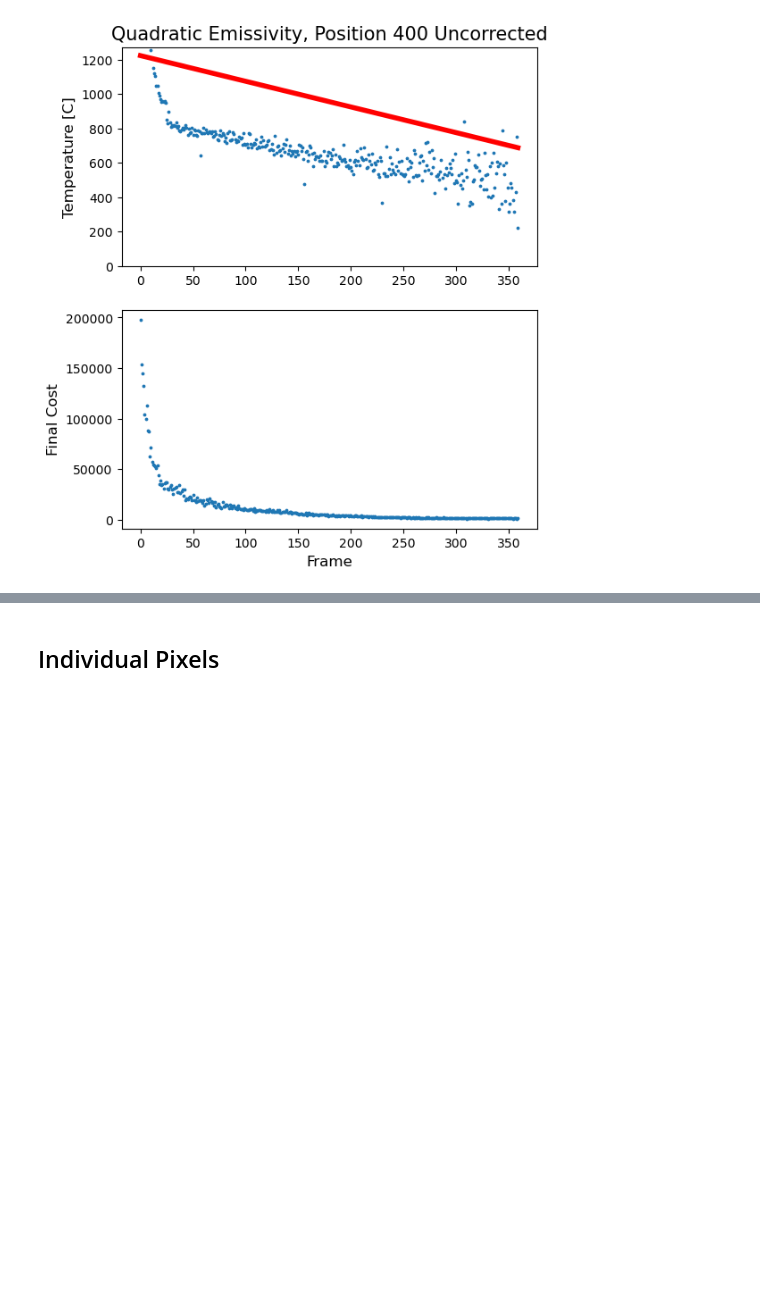
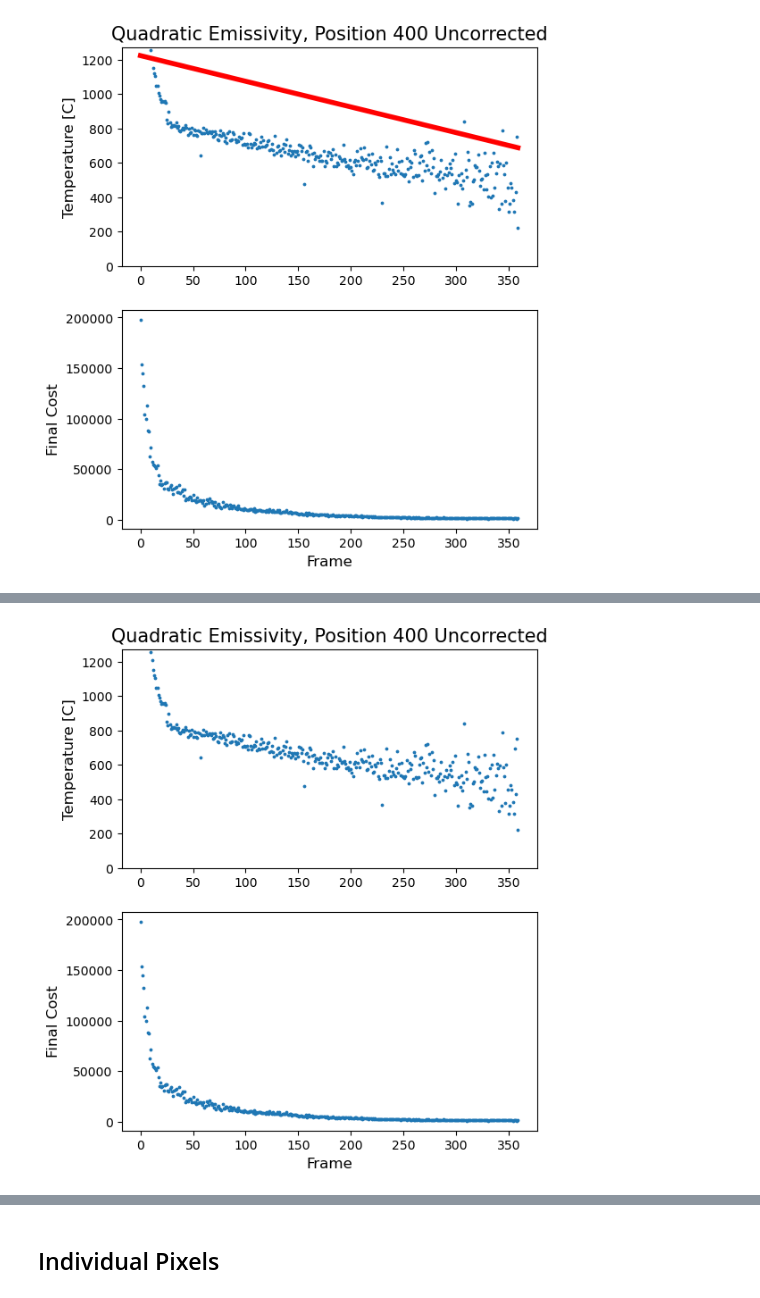
Before and after one commit to NamanJParikh/reu2024-hyperspectral-camera, a Jupyter notebook: analysis/graphite_rod_2_other_ideas.ipynb, the cells around one changed output, grey strips where cells are left out. Drawn from its saved outputs; the diff is of its cells as text; code cells hidden in the pictures; blank space fills up the shorter version.

Commit message:
More analysis using both reference corrected and uncorrected analysis

```diff
--- a/analysis/graphite_rod_2_other_ideas.ipynb
+++ b/analysis/graphite_rod_2_other_ideas.ipynb
@@ -893,3 +904,6 @@ ax[1].set_xlabel("Frame", fontsize=12)
 plt.show()
 # %% [output]
 [figure]
+# %%
+wl = wavelengths
+row = cut_data[:,400,:]
@@ -895,0 +946,22 @@ plt.show()
+# %%
+x = np.array(range(len(Ts)))
+fig, ax = plt.subplots(nrows = 2, ncols = 1)
+fig.set_figwidth(6)
+fig.set_figheight(7)
+ax[0].set_title("Quadratic Emissivity, Position 400 Uncorrected", fontsize=15)
+
+ax[0].scatter(x, np.array(Ts) - 273, s=3)
+ax[0].set_ylabel("Temperature [C]", fontsize=12)
+# model = LinearRegression()
+# model.fit(x.reshape(-1,1), Ts)
+# ax[0].plot(x, model.predict(x.reshape(-1, 1)), color="red", linewidth=4)
+ax[0].set_ylim([0, 1273])
+
+ax[1].scatter(range(len(costs)), costs, s=3)
+ax[1].set_ylabel("Final Cost", fontsize=12)
+
+ax[1].set_xlabel("Frame", fontsize=12)
+
+plt.show()
+# %% [output]
+[figure, added]
```
Also changed, not shown: parts of 16 cells of this notebook.
